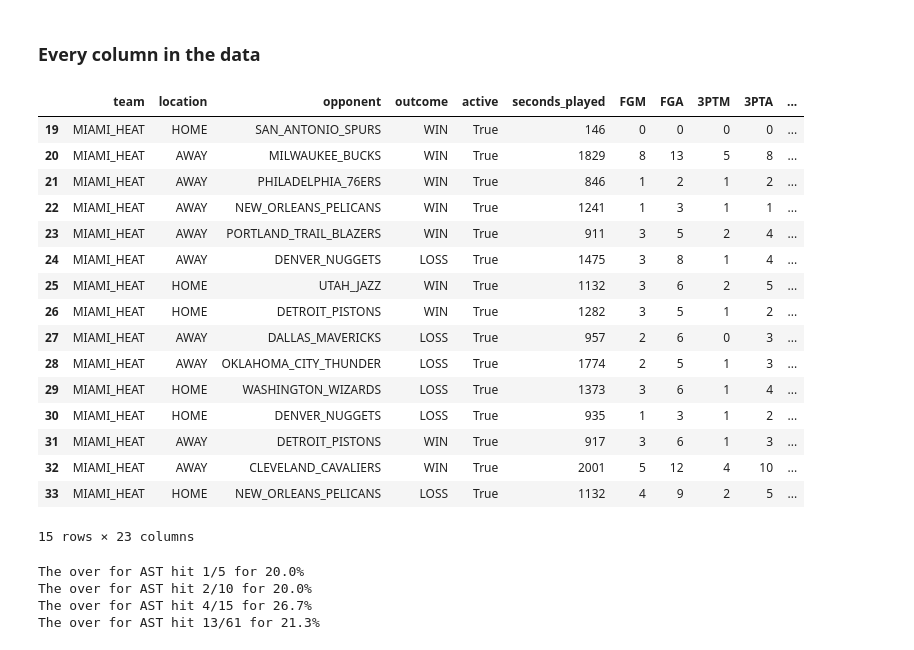
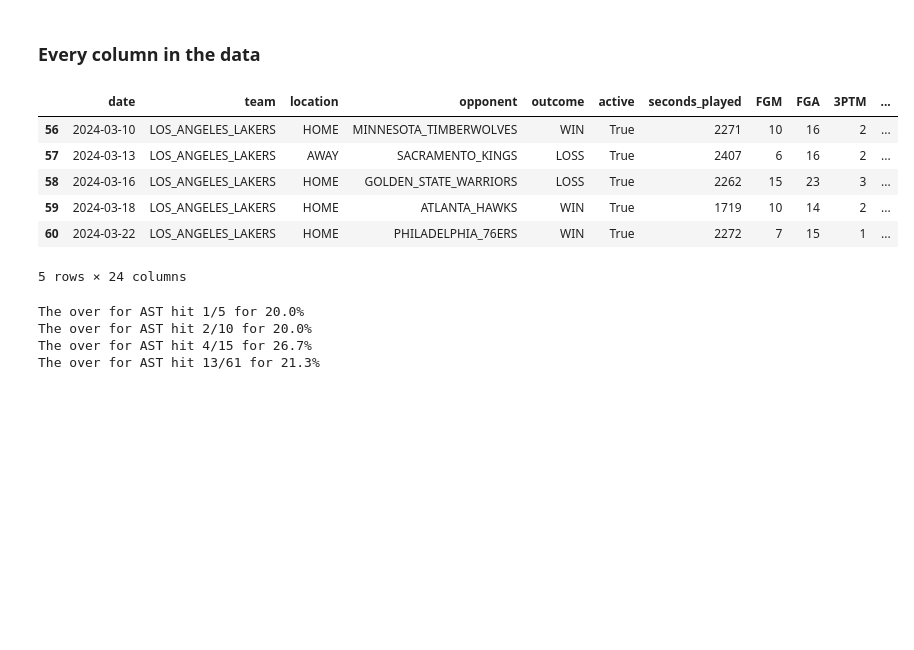
Before and after one commit to spon7ge/basketball_reference_web_scraper, a Jupyter notebook: prizePicks.ipynb, the cells around one changed output. Saved outputs shown, nothing was run; the diff lists cells and outputs as text; code cells hidden in the pictures; blank space fills up the shorter version.

Commit message:
added a date category to the games each player played

```diff
--- a/prizePicks.ipynb
+++ b/prizePicks.ipynb
@@ -23,9 +23,13 @@ def load_cache():
     except(FileNotFoundError, json.JSONDecodeError):
         return {}
 
+def date_converter(o):
+    if isinstance(o, (date, datetime)):
+        return o.isoformat()
+
 def save_cache(cache):
     with open(cache_file_path, 'w') as file:
-        json.dump(cache, file, indent = 4)
+        json.dump(cache, file, default=date_converter, indent=4)
 
 #load players stats
 def player(name,force_update=False):
@@ -44,6 +48,9 @@ def player(name,force_update=False):
         season_end_year=year
     ))
 
+    if 'date' in data.columns:  # Assuming 'date' is a column that needs conversion
+        data['date'] = data['date'].apply(lambda x: x.isoformat() if isinstance(x, (date, datetime)) else x)
+
     if 'team' in data.columns:
         data['team'] = data['team'].apply(lambda x: x.name if isinstance(x, Team) else x)
     if 'location' in data.columns:
@@ -54,7 +61,6 @@ def player(name,force_update=False):
         data['outcome'] = data['outcome'].apply(lambda x: x.name if isinstance(x, Outcome) else x)
 
     data['total_rebounds'] = data['offensive_rebounds'] + data['defensive_rebounds']
-    data.drop(columns=['date'], inplace=True)
 
     data.rename(columns={
         'games_played': 'GP',
@@ -78,6 +84,9 @@ def player(name,force_update=False):
 
     }, inplace=True)
 
+    column_order = ['date', 'team', 'location', 'opponent', 'outcome', 'active','seconds_played', 'FGM', 'FGA', '3PTM', '3PTA', 'FTM', 'FTA','REB','OREB','DREB', 'AST', 'STL', 'BLK', 'TOV', 'PF', 'PTS', 'game score', '+/-']
+    data = data[column_order
+                ]
     if name not in cache:
         cache[name] = {}
     cache[name][str(year)] = data.to_dict('records')
@@ -309,29 +318,19 @@ def blks_stls(player_name,projected_value, bet='over'):
 ### Using the player function
 # %%
 #Example
-name = player('nikola jović',force_update=False)
+name = player('lebron james',force_update=False)
 # %% [markdown]
 ### Every column in the data
 # %%
-name.tail(15)
+name.tail()
 # %% [output]
-|  | team | location | opponent | outcome | active | seconds_played | FGM | FGA | 3PTM | 3PTA | ... |
-| 19 | MIAMI_HEAT | HOME | SAN_ANTONIO_SPURS | WIN | True | 146 | 0 | 0 | 0 | 0 | ... |
-| 20 | MIAMI_HEAT | AWAY | MILWAUKEE_BUCKS | WIN | True | 1829 | 8 | 13 | 5 | 8 | ... |
-| 21 | MIAMI_HEAT | AWAY | PHILADELPHIA_76ERS | WIN | True | 846 | 1 | 2 | 1 | 2 | ... |
-| 22 | MIAMI_HEAT | AWAY | NEW_ORLEANS_PELICANS | WIN | True | 1241 | 1 | 3 | 1 | 1 | ... |
-| 23 | MIAMI_HEAT | AWAY | PORTLAND_TRAIL_BLAZERS | WIN | True | 911 | 3 | 5 | 2 | 4 | ... |
-| 24 | MIAMI_HEAT | AWAY | DENVER_NUGGETS | LOSS | True | 1475 | 3 | 8 | 1 | 4 | ... |
-| 25 | MIAMI_HEAT | HOME | UTAH_JAZZ | WIN | True | 1132 | 3 | 6 | 2 | 5 | ... |
-| 26 | MIAMI_HEAT | HOME | DETROIT_PISTONS | WIN | True | 1282 | 3 | 5 | 1 | 2 | ... |
-| 27 | MIAMI_HEAT | AWAY | DALLAS_MAVERICKS | LOSS | True | 957 | 2 | 6 | 0 | 3 | ... |
-| 28 | MIAMI_HEAT | AWAY | OKLAHOMA_CITY_THUNDER | LOSS | True | 1774 | 2 | 5 | 1 | 3 | ... |
-| 29 | MIAMI_HEAT | HOME | WASHINGTON_WIZARDS | LOSS | True | 1373 | 3 | 6 | 1 | 4 | ... |
-| 30 | MIAMI_HEAT | HOME | DENVER_NUGGETS | LOSS | True | 935 | 1 | 3 | 1 | 2 | ... |
-| 31 | MIAMI_HEAT | AWAY | DETROIT_PISTONS | WIN | True | 917 | 3 | 6 | 1 | 3 | ... |
-| 32 | MIAMI_HEAT | AWAY | CLEVELAND_CAVALIERS | WIN | True | 2001 | 5 | 12 | 4 | 10 | ... |
-| 33 | MIAMI_HEAT | HOME | NEW_ORLEANS_PELICANS | LOSS | True | 1132 | 4 | 9 | 2 | 5 | ... |
+|  | date | team | location | opponent | outcome | active | seconds_played | FGM | FGA | 3PTM | ... |
+| 56 | 2024-03-10 | LOS_ANGELES_LAKERS | HOME | MINNESOTA_TIMBERWOLVES | WIN | True | 2271 | 10 | 16 | 2 | ... |
+| 57 | 2024-03-13 | LOS_ANGELES_LAKERS | AWAY | SACRAMENTO_KINGS | LOSS | True | 2407 | 6 | 16 | 2 | ... |
+| 58 | 2024-03-16 | LOS_ANGELES_LAKERS | HOME | GOLDEN_STATE_WARRIORS | LOSS | True | 2262 | 15 | 23 | 3 | ... |
+| 59 | 2024-03-18 | LOS_ANGELES_LAKERS | HOME | ATLANTA_HAWKS | WIN | True | 1719 | 10 | 14 | 2 | ... |
+| 60 | 2024-03-22 | LOS_ANGELES_LAKERS | HOME | PHILADELPHIA_76ERS | WIN | True | 2272 | 7 | 15 | 1 | ... |
-15 rows × 23 columns
+5 rows × 24 columns
 # %%
 single_categories_stats('lebron james', 'AST', 9.5, bet='over')
 # %% [output]
```
Also changed, not shown: parts of 3 cells of this notebook, 1 other file.
